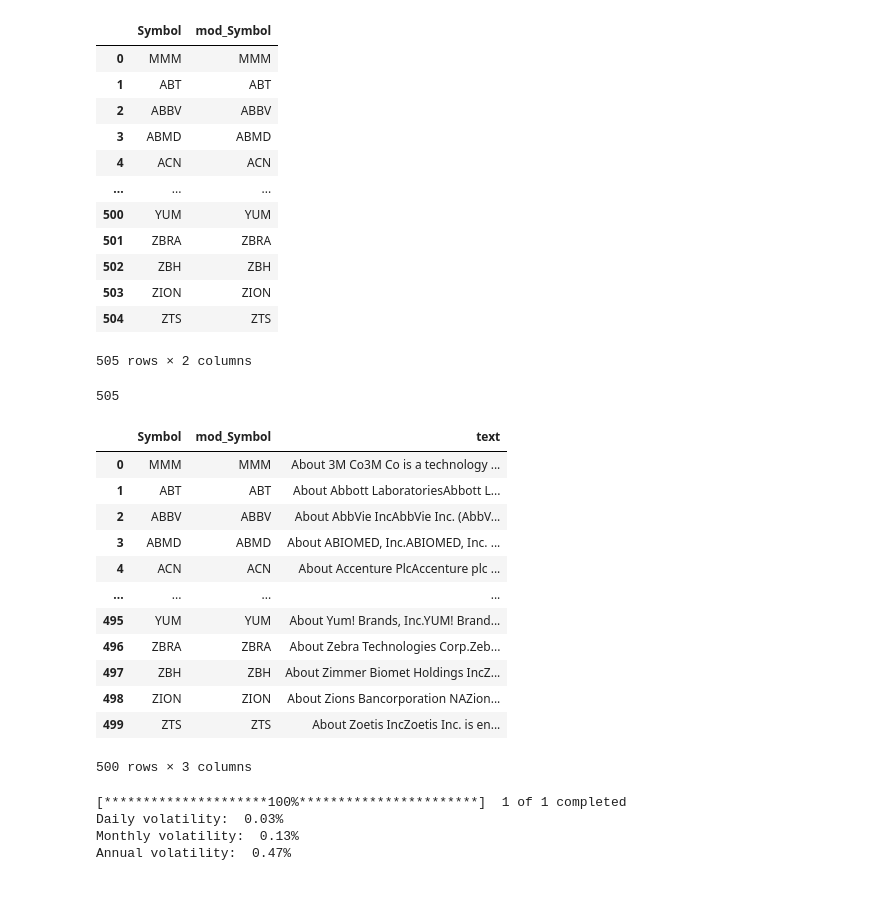
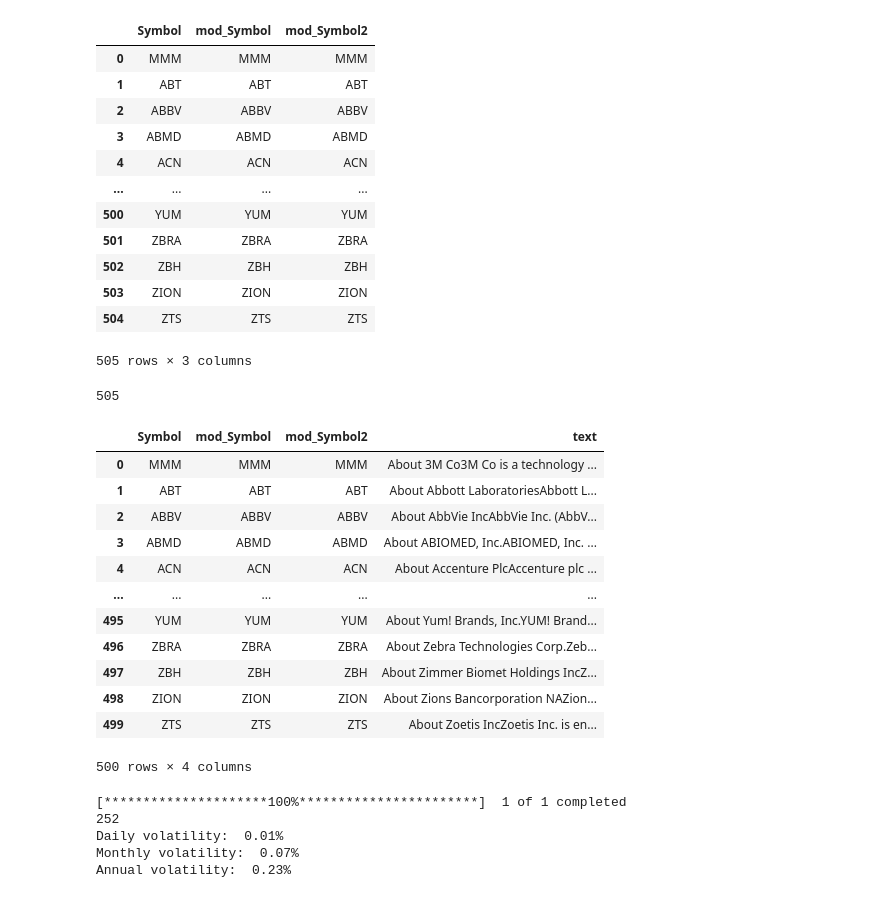
Before and after one commit to juliatowski/Python2_Homeworks, a Jupyter notebook: Final Data.ipynb, the cells around one changed output. Saved outputs shown, nothing was run; the diff lists cells and outputs as text; code cells hidden in the pictures.

Commit message:
volatility

```diff
--- a/Final Data.ipynb
+++ b/Final Data.ipynb
@@ -12,23 +11,24 @@ import numpy as np
 # %%
 table=pd.read_html('https://en.wikipedia.org/wiki/List_of_S%26P_500_companies')
 symbol = table[0]["Symbol"]
-df = pd.DataFrame({"Symbol" : symbol, "mod_Symbol" : symbol.str.replace(".", '')})
+df = pd.DataFrame({"Symbol" : symbol, "mod_Symbol" : symbol.str.replace(".", ''),"mod_Symbol2" : symbol.str.replace(".", '-')})
+
 
 df
 # %% [output]
-|  | Symbol | mod_Symbol |
-| 0 | MMM | MMM |
-| 1 | ABT | ABT |
-| 2 | ABBV | ABBV |
-| 3 | ABMD | ABMD |
-| 4 | ACN | ACN |
-| ... | ... | ... |
-| 500 | YUM | YUM |
-| 501 | ZBRA | ZBRA |
-| 502 | ZBH | ZBH |
-| 503 | ZION | ZION |
-| 504 | ZTS | ZTS |
+|  | Symbol | mod_Symbol | mod_Symbol2 |
+| 0 | MMM | MMM | MMM |
+| 1 | ABT | ABT | ABT |
+| 2 | ABBV | ABBV | ABBV |
+| 3 | ABMD | ABMD | ABMD |
+| 4 | ACN | ACN | ACN |
+| ... | ... | ... | ... |
+| 500 | YUM | YUM | YUM |
+| 501 | ZBRA | ZBRA | ZBRA |
+| 502 | ZBH | ZBH | ZBH |
+| 503 | ZION | ZION | ZION |
+| 504 | ZTS | ZTS | ZTS |
-505 rows × 2 columns
+505 rows × 3 columns
 # %%
 # urlend = ["N", "OQ"]
 text = []
@@ -49,30 +49,31 @@ len(text)
 # %%
 df["text"] = text
 clean_df = df.drop_duplicates(subset=["text"],ignore_index=True)
+
 clean_df
 # %% [output]
-|  | Symbol | mod_Symbol | text |
-| 0 | MMM | MMM | About 3M Co3M Co is a technology ... |
-| 1 | ABT | ABT | About Abbott LaboratoriesAbbott L... |
-| 2 | ABBV | ABBV | About AbbVie IncAbbVie Inc. (AbbV... |
-| 3 | ABMD | ABMD | About ABIOMED, Inc.ABIOMED, Inc. ... |
-| 4 | ACN | ACN | About Accenture PlcAccenture plc ... |
-| ... | ... | ... | ... |
-| 495 | YUM | YUM | About Yum! Brands, Inc.YUM! Brand... |
-| 496 | ZBRA | ZBRA | About Zebra Technologies Corp.Zeb... |
-| 497 | ZBH | ZBH | About Zimmer Biomet Holdings IncZ... |
-| 498 | ZION | ZION | About Zions Bancorporation NAZion... |
-| 499 | ZTS | ZTS | About Zoetis IncZoetis Inc. is en... |
+|  | Symbol | mod_Symbol | mod_Symbol2 | text |
+| 0 | MMM | MMM | MMM | About 3M Co3M Co is a technology ... |
+| 1 | ABT | ABT | ABT | About Abbott LaboratoriesAbbott L... |
+| 2 | ABBV | ABBV | ABBV | About AbbVie IncAbbVie Inc. (AbbV... |
+| 3 | ABMD | ABMD | ABMD | About ABIOMED, Inc.ABIOMED, Inc. ... |
+| 4 | ACN | ACN | ACN | About Accenture PlcAccenture plc ... |
+| ... | ... | ... | ... | ... |
+| 495 | YUM | YUM | YUM | About Yum! Brands, Inc.YUM! Brand... |
+| 496 | ZBRA | ZBRA | ZBRA | About Zebra Technologies Corp.Zeb... |
+| 497 | ZBH | ZBH | ZBH | About Zimmer Biomet Holdings IncZ... |
+| 498 | ZION | ZION | ZION | About Zions Bancorporation NAZion... |
+| 499 | ZTS | ZTS | ZTS | About Zoetis IncZoetis Inc. is en... |
-500 rows × 3 columns
+500 rows × 4 columns
 # %%
 # std = []
 # for symbol in clean_df[]
 #stock = web.get_data_yahoo("GOOG",start = "2009-01-01")
 #stock
 
-apple = yf.download("AAPL", start="2020-01-01", end="2020-12-31")
+apple = yf.download("BF-B", start="2020-07-13", end="2021-07-13")
 stock_data = (apple['Close'].pct_change())
-stock_data
+print(len(stock_data))
 
 
 
@@ -86,9 +87,10 @@ annual_volatility = math.sqrt(252) * daily_volatility
 print ('Annual volatility: ', '{:.2f}%'.format(annual_volatility ))
 # %% [output]
 [*********************100%***********************]  1 of 1 completed
-Daily volatility:  0.03%
-Monthly volatility:  0.13%
-Annual volatility:  0.47%
+252
+Daily volatility:  0.01%
+Monthly volatility:  0.07%
+Annual volatility:  0.23%
 # %%
 day_vol=[]
 month_vol=[]
```
Also changed, not shown: parts of 8 cells of this notebook, 3 other files.
